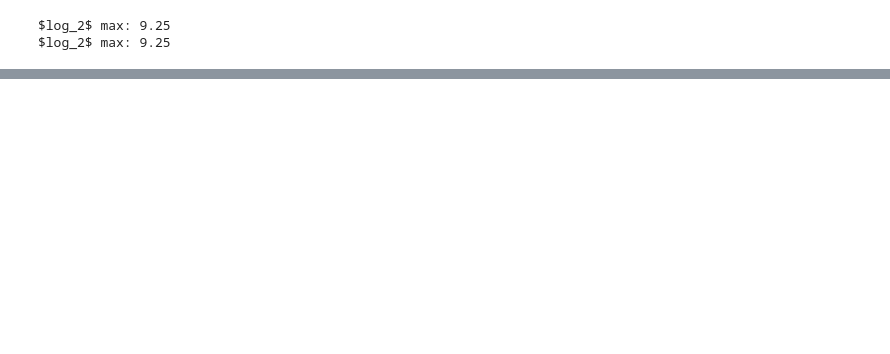
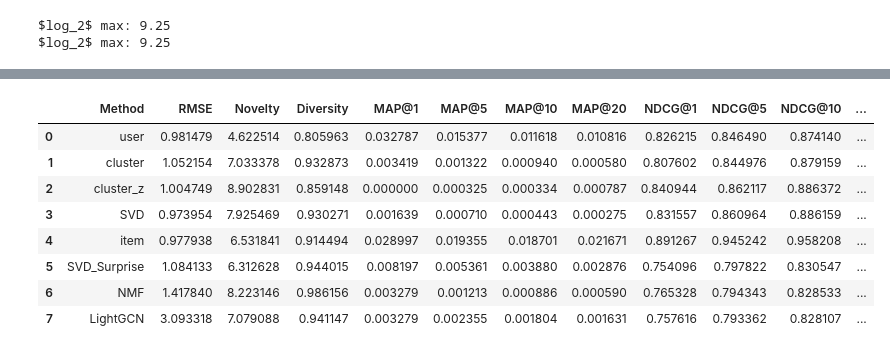
Before and after one commit to romanroff/ITMO_subjects, a Jupyter notebook: RecSys/lab_4_Bashirov.ipynb, the cells around one changed output, grey strips where cells are left out. Saved outputs shown, nothing was run; the diff lists cells and outputs as text; code cells hidden in the pictures; blank space fills up the shorter version.

```diff
--- a/RecSys/lab_4_Bashirov.ipynb
+++ b/RecSys/lab_4_Bashirov.ipynb
@@ -590,0 +591,12 @@ metrics_all.set_index('Method')[['NDCG@1', 'NDCG@5', 'NDCG@10', 'NDCG@20']].T.pl
+# %%
+metrics_all
+# %% [output]
+|  | Method | RMSE | Novelty | Diversity | MAP@1 | MAP@5 | MAP@10 | MAP@20 | NDCG@1 | NDCG@5 | NDCG@10 | ... |
+| 0 | user | 0.981479 | 4.622514 | 0.805963 | 0.032787 | 0.015377 | 0.011618 | 0.010816 | 0.826215 | 0.846490 | 0.874140 | ... |
+| 1 | cluster | 1.052154 | 7.033378 | 0.932873 | 0.003419 | 0.001322 | 0.000940 | 0.000580 | 0.807602 | 0.844976 | 0.879159 | ... |
+| 2 | cluster_z | 1.004749 | 8.902831 | 0.859148 | 0.000000 | 0.000325 | 0.000334 | 0.000787 | 0.840944 | 0.862117 | 0.886372 | ... |
+| 3 | SVD | 0.973954 | 7.925469 | 0.930271 | 0.001639 | 0.000710 | 0.000443 | 0.000275 | 0.831557 | 0.860964 | 0.886159 | ... |
+| 4 | item | 0.977938 | 6.531841 | 0.914494 | 0.028997 | 0.019355 | 0.018701 | 0.021671 | 0.891267 | 0.945242 | 0.958208 | ... |
+| 5 | SVD_Surprise | 1.084133 | 6.312628 | 0.944015 | 0.008197 | 0.005361 | 0.003880 | 0.002876 | 0.754096 | 0.797822 | 0.830547 | ... |
+| 6 | NMF | 1.417840 | 8.223146 | 0.986156 | 0.003279 | 0.001213 | 0.000886 | 0.000590 | 0.765328 | 0.794343 | 0.828533 | ... |
+| 7 | LightGCN | 3.093318 | 7.079088 | 0.941147 | 0.003279 | 0.002355 | 0.001804 | 0.001631 | 0.757616 | 0.793362 | 0.828107 | ... |
```
Also changed, not shown: parts of 3 cells of this notebook.
